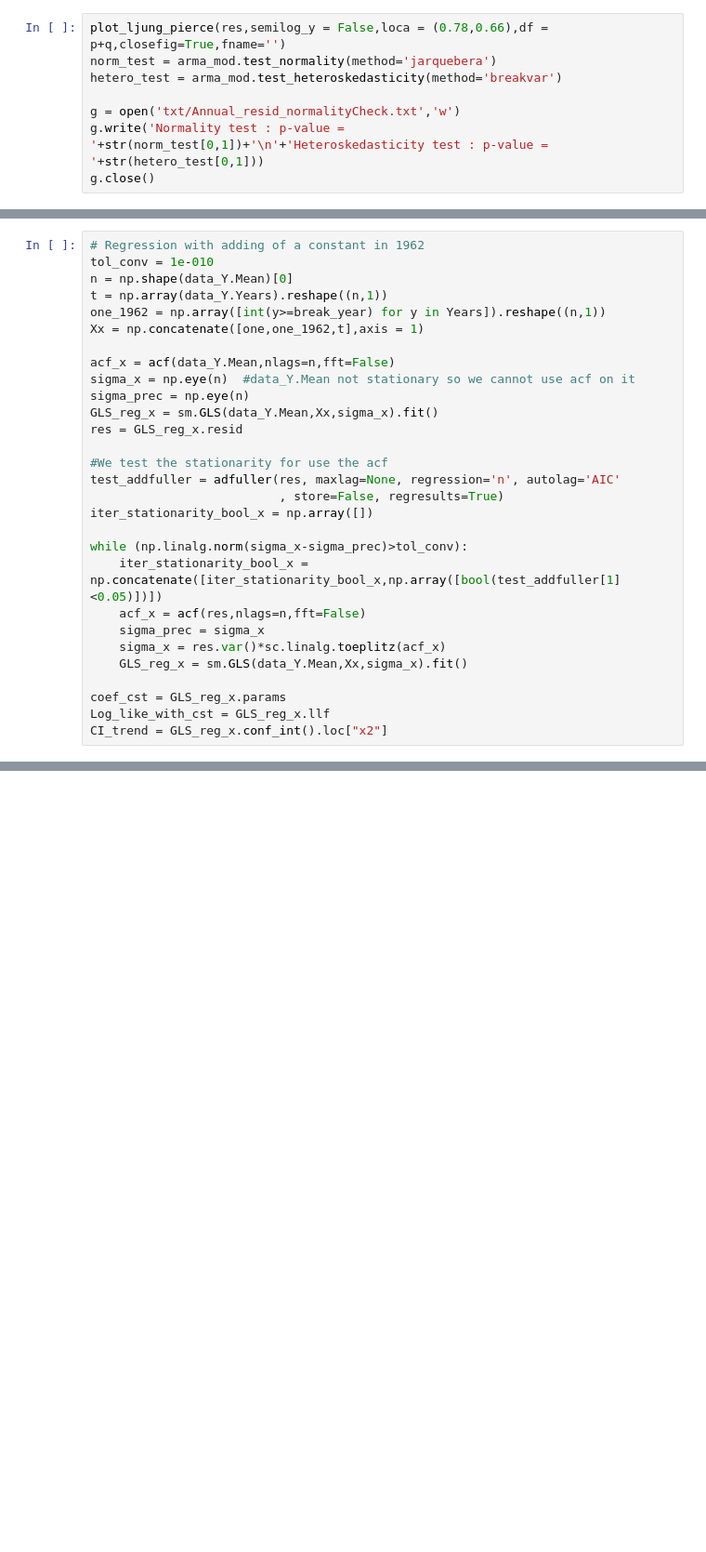
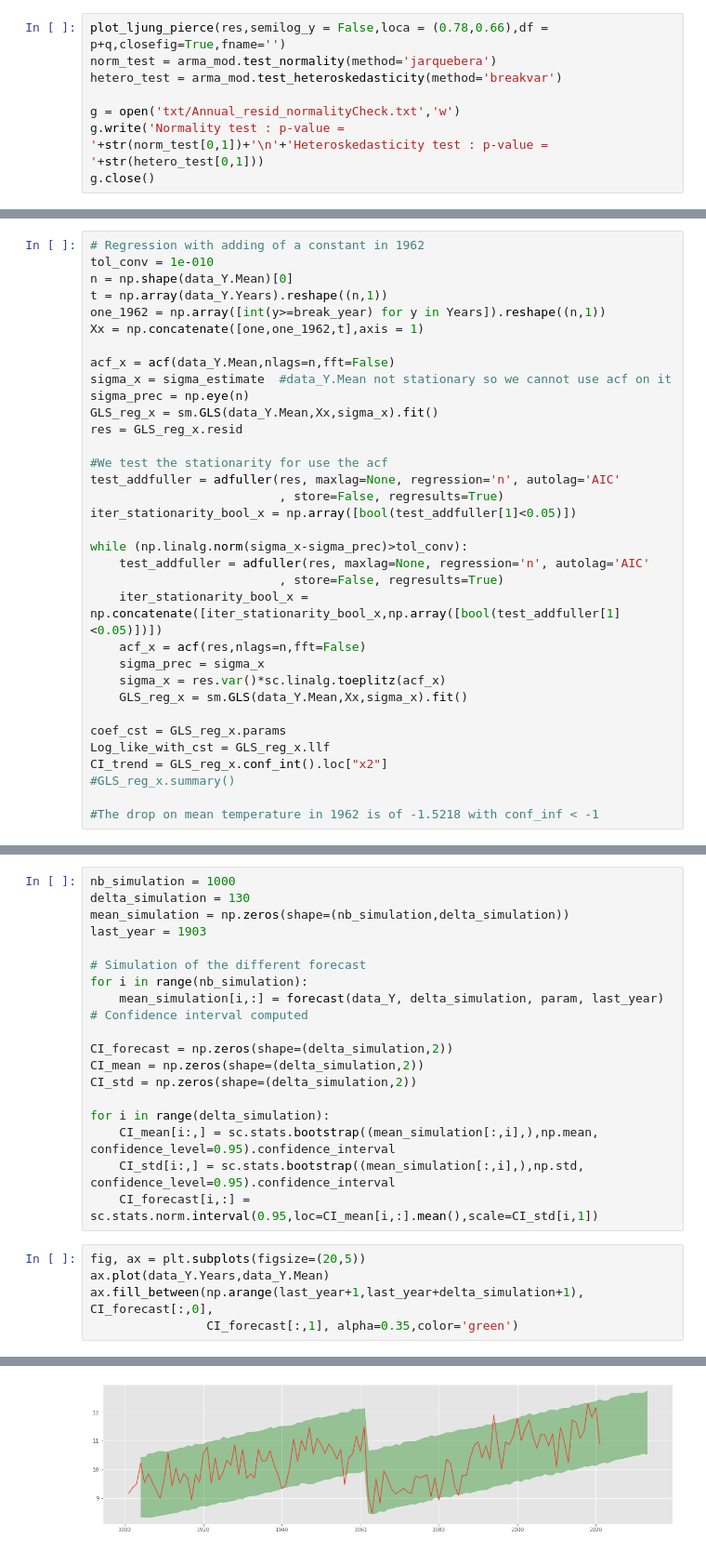
Before and after one commit to KieranVaudaux/SCV_project2.0, a Jupyter notebook: notebooks/Annual_TimeSerie.ipynb, the cells around one changed output, grey strips where cells are left out. Shown: that part at 93% size. Drawn from its saved outputs; the diff is of its cells as text; blank space fills up the shorter version.

```diff
--- a/notebooks/Annual_TimeSerie.ipynb
+++ b/notebooks/Annual_TimeSerie.ipynb
@@ -615,7 +638,7 @@ one_1962 = np.array([int(y>=break_year) for y in Years]).reshape((n,1))
 Xx = np.concatenate([one,one_1962,t],axis = 1)
 
 acf_x = acf(data_Y.Mean,nlags=n,fft=False)
-sigma_x = np.eye(n)  #data_Y.Mean not stationary so we cannot use acf on it
+sigma_x = sigma_estimate  #data_Y.Mean not stationary so we cannot use acf on it
 sigma_prec = np.eye(n)
 GLS_reg_x = sm.GLS(data_Y.Mean,Xx,sigma_x).fit()
 res = GLS_reg_x.resid
@@ -623,9 +646,11 @@ res = GLS_reg_x.resid
 #We test the stationarity for use the acf
 test_addfuller = adfuller(res, maxlag=None, regression='n', autolag='AIC'
                           , store=False, regresults=True)
-iter_stationarity_bool_x = np.array([])
+iter_stationarity_bool_x = np.array([bool(test_addfuller[1]<0.05)])
 
 while (np.linalg.norm(sigma_x-sigma_prec)>tol_conv):
+    test_addfuller = adfuller(res, maxlag=None, regression='n', autolag='AIC'
+                          , store=False, regresults=True)
     iter_stationarity_bool_x = np.concatenate([iter_stationarity_bool_x,np.array([bool(test_addfuller[1]<0.05)])])
     acf_x = acf(res,nlags=n,fft=False)
     sigma_prec = sigma_x
@@ -635,6 +660,9 @@ while (np.linalg.norm(sigma_x-sigma_prec)>tol_conv):
 coef_cst = GLS_reg_x.params
 Log_like_with_cst = GLS_reg_x.llf
 CI_trend = GLS_reg_x.conf_int().loc["x2"]
+#GLS_reg_x.summary()
+
+#The drop on mean temperature in 1962 is of -1.5218 with conf_inf < -1
 # %%
 # Regression without adding of a constant in 1962
 tol_conv = 1e-010
@@ -836,0 +863,25 @@ ax.fill_between(np.arange(2022,2062), CI_forecast[:,0],
+# %%
+nb_simulation = 1000
+delta_simulation = 130
+mean_simulation = np.zeros(shape=(nb_simulation,delta_simulation))
+last_year = 1903
+
+# Simulation of the different forecast
+for i in range(nb_simulation):
+    mean_simulation[i,:] = forecast(data_Y, delta_simulation, param, last_year)
+# Confidence interval computed
+
+CI_forecast = np.zeros(shape=(delta_simulation,2))
+CI_mean = np.zeros(shape=(delta_simulation,2))
+CI_std = np.zeros(shape=(delta_simulation,2))
+
+for i in range(delta_simulation):
+    CI_mean[i:,] = sc.stats.bootstrap((mean_simulation[:,i],),np.mean, confidence_level=0.95).confidence_interval
+    CI_std[i:,] = sc.stats.bootstrap((mean_simulation[:,i],),np.std, confidence_level=0.95).confidence_interval
+    CI_forecast[i,:] = sc.stats.norm.interval(0.95,loc=CI_mean[i,:].mean(),scale=CI_std[i,1])
+# %%
+fig, ax = plt.subplots(figsize=(20,5))
+ax.plot(data_Y.Years,data_Y.Mean)
+ax.fill_between(np.arange(last_year+1,last_year+delta_simulation+1), CI_forecast[:,0],
+                CI_forecast[:,1], alpha=0.35,color='green')
+# %% [output]
@@ -837,3 +889,4 @@ ax.fill_between(np.arange(2022,2062), CI_forecast[:,0],
+[figure, added]
 # %%
 fig, ax = plt.subplots(figsize=(30,6))
 ax.plot(data_Y.Years,data_Y.Mean)
```
Also changed, not shown: parts of 39 cells of this notebook, 16 other files.
